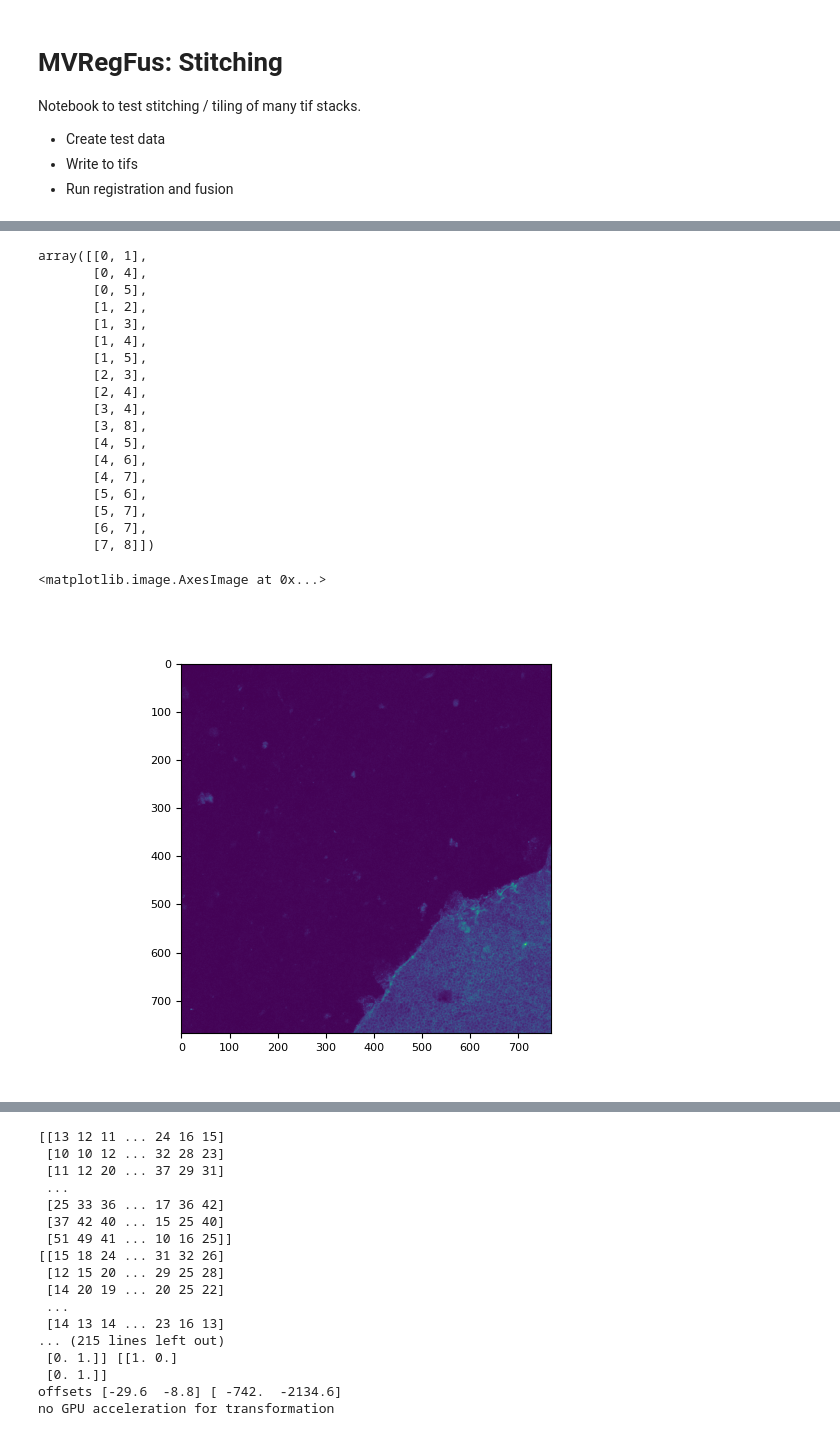
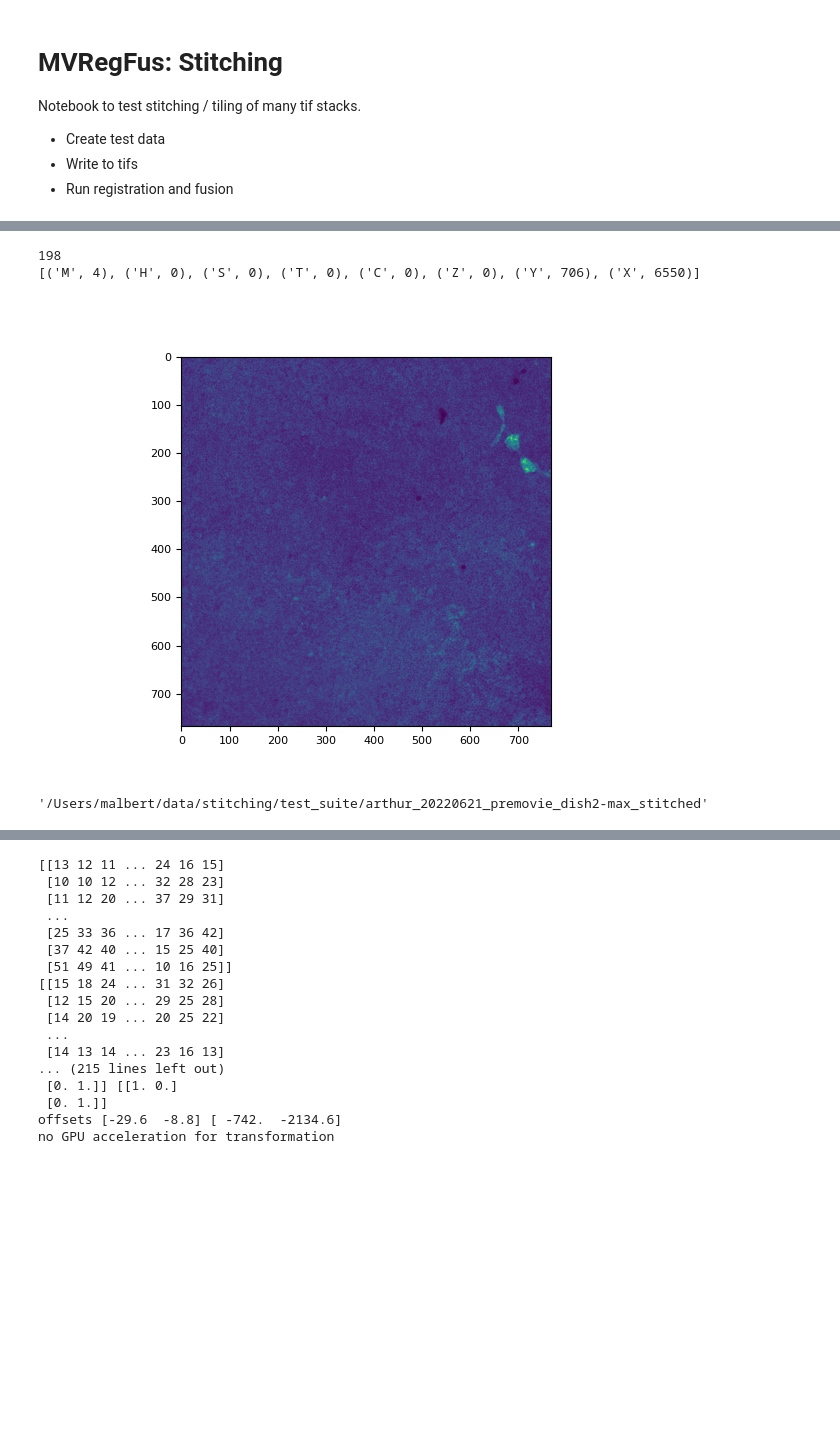
Before and after one commit to m-albert/MVRegFus, a Jupyter notebook: notebooks/MVRegFus_stitching3_max_real2d.ipynb, the cells around one changed output, grey strips where cells are left out. Drawn from its saved outputs; the diff is of its cells as text; code cells hidden in the pictures; blank space fills up the shorter version.

```diff
--- a/notebooks/MVRegFus_stitching3_max_real2d.ipynb
+++ b/notebooks/MVRegFus_stitching3_max_real2d.ipynb
@@ -29,15 +33,17 @@ files = [
 # %%
-# from aicspylibczi import CziFile
+from aicspylibczi import CziFile
 # from aicsimageio import AICSImage
 
+import importlib
+from mvregfus import io_utils, mv_utils
+io_utils = importlib.reload(io_utils)
+mv_utils = importlib.reload(mv_utils)
 
-# io_utils = importlib.reload(io_utils)
-
-# view_dict = io_utils.build_view_dict_from_multitile_czi(files[0])
+view_dict = io_utils.build_view_dict_from_multitile_czi(files[0])
 # view_dict
-# # pairs = mv_utils.get_registration_pairs_from_view_dict(view_dict)
-# # pairs, view_dict
-# # im = read_tile_from_multitile_czi(files[0], tile_index=1, channel_index=0, time_index=0)
-# # plt.figure()
-# # plt.imshow(im)
-# # plt.scatter([0],[1])
+pairs = mv_utils.get_registration_pairs_from_view_dict(view_dict)
+pairs#, view_dict
+# im = read_tile_from_multitile_czi(files[0], tile_index=1, channel_index=0, time_index=0)
+# plt.figure()
+# plt.imshow(im)
+# plt.scatter([0],[1])
@@ -44,43 +175,17 @@ files = [
 # %%
-from aicspylibczi import CziFile
-from aicsimageio import AICSImage
-
 import importlib
 from mvregfus import io_utils, mv_utils
 io_utils = importlib.reload(io_utils)
-mv_utils = importlib.reload(mv_utils)
-
-view_dict = io_utils.build_view_dict_from_multitile_czi(files[0])
-# view_dict
-pairs = mv_utils.get_registration_pairs_from_view_dict(view_dict)
-pairs#, view_dict
-# im = read_tile_from_multitile_czi(files[0], tile_index=1, channel_index=0, time_index=0)
-# plt.figure()
-# plt.imshow(im)
-# plt.scatter([0],[1])
+# tile_index, channel_index=0, time_index=0
+im = io_utils.read_tile_from_multitile_czi(filename, 4, 0, 0)
+plt.figure()
+plt.imshow(im)
+plt.show()
 # %% [output]
-array([[0, 1],
-       [0, 4],
-       [0, 5],
-       [1, 2],
-       [1, 3],
-       [1, 4],
-       [1, 5],
-       [2, 3],
-       [2, 4],
-       [3, 4],
-       [3, 8],
-       [4, 5],
-       [4, 6],
-       [4, 7],
-       [5, 6],
-       [5, 7],
-       [6, 7],
-       [7, 8]])
+198
+[('M', 4), ('H', 0), ('S', 0), ('T', 0), ('C', 0), ('Z', 0), ('Y', 706), ('X', 6550)]
+[figure, added]
-# %%
-im = io_utils.read_tile_from_multitile_czi(files[0], tile_index=0, channel_index=0, time_index=0)
-plt.figure()
-plt.imshow(im)
-# %% [output]
-<matplotlib.image.AxesImage at 0x...>
-[figure, removed]
+# %%
+outdir
+# %% [output]
+'/Users/malbert/data/stitching/test_suite/arthur_20220621_premovie_dish2-max_stitched'
```
Also changed, not shown: parts of 14 cells of this notebook, 4 other files.
